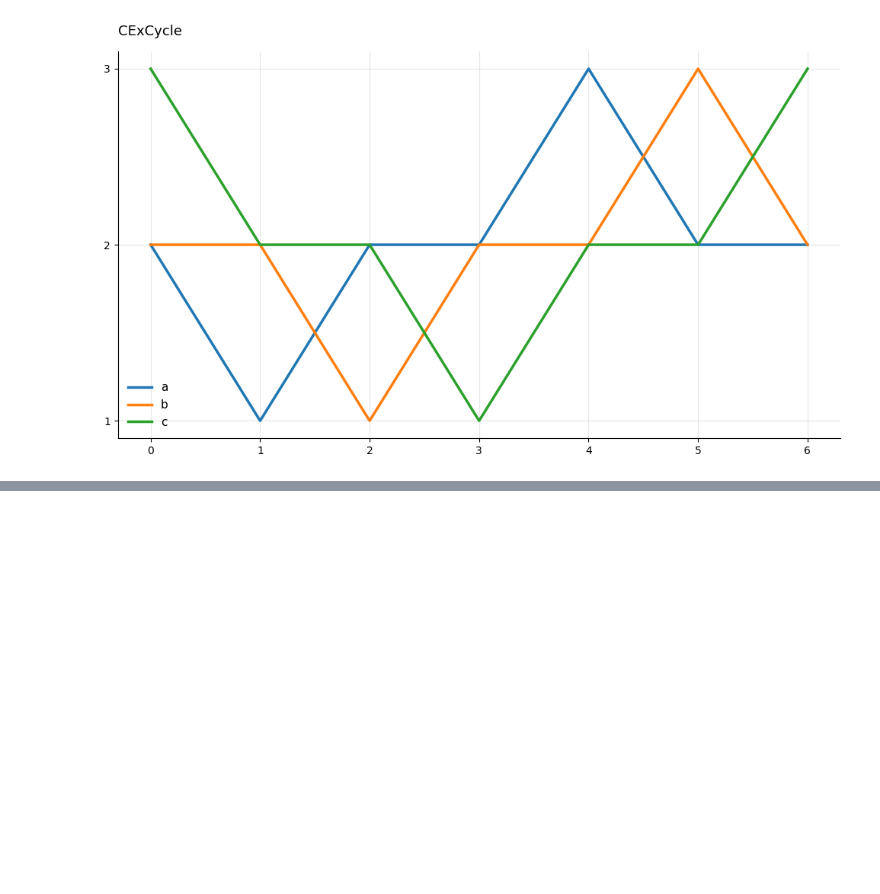
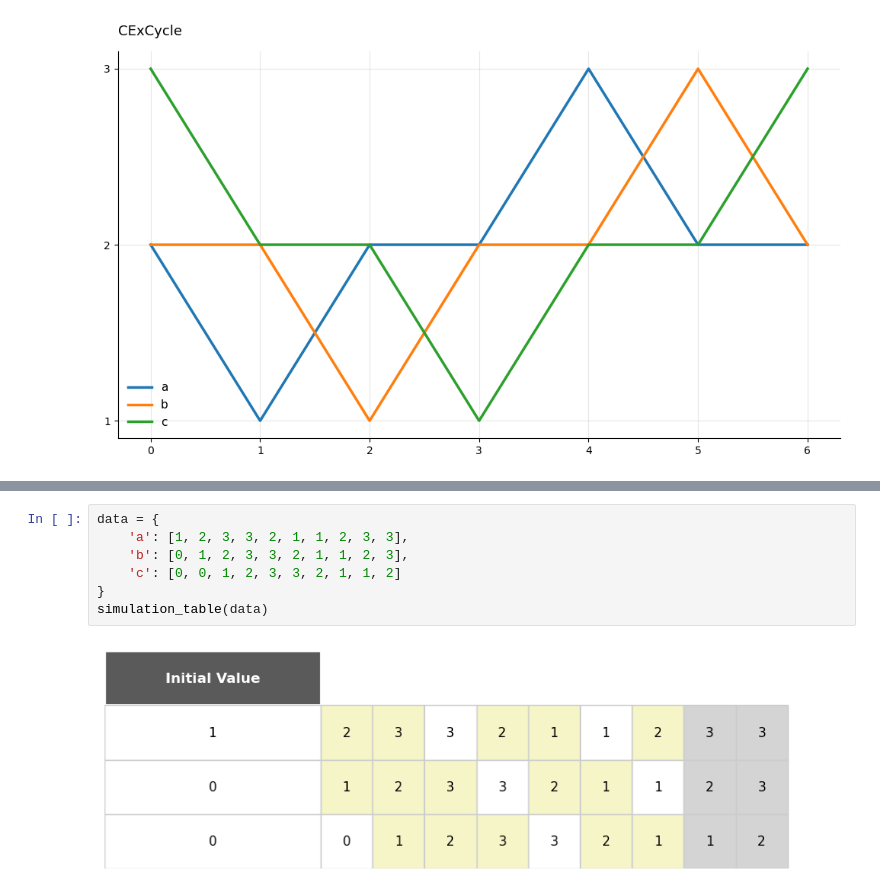
Before and after one commit to hallba/pybma, a Jupyter notebook: examples/ExampleNotebook.ipynb, the cells around one changed output, grey strips where cells are left out. Cells and saved outputs as stored; diff of their text form; blank space fills up the shorter version.

```diff
--- a/examples/ExampleNotebook.ipynb
+++ b/examples/ExampleNotebook.ipynb
@@ -152,0 +269,9 @@ m['Model']['Variables']
+# %%
+data = {
+    'a': [1, 2, 3, 3, 2, 1, 1, 2, 3, 3],
+    'b': [0, 1, 2, 3, 3, 2, 1, 1, 2, 3],
+    'c': [0, 0, 1, 2, 3, 3, 2, 1, 1, 2]
+}
+simulation_table(data)
+# %% [output]
+[figure, added]
```
Also changed, not shown: parts of 8 cells of this notebook.
